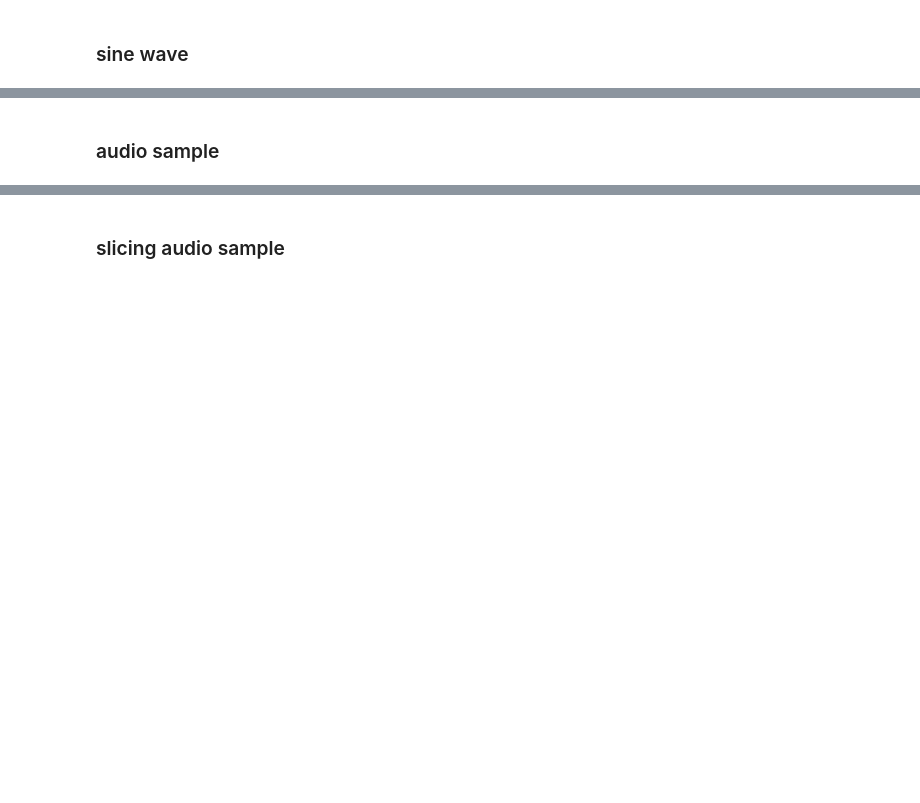
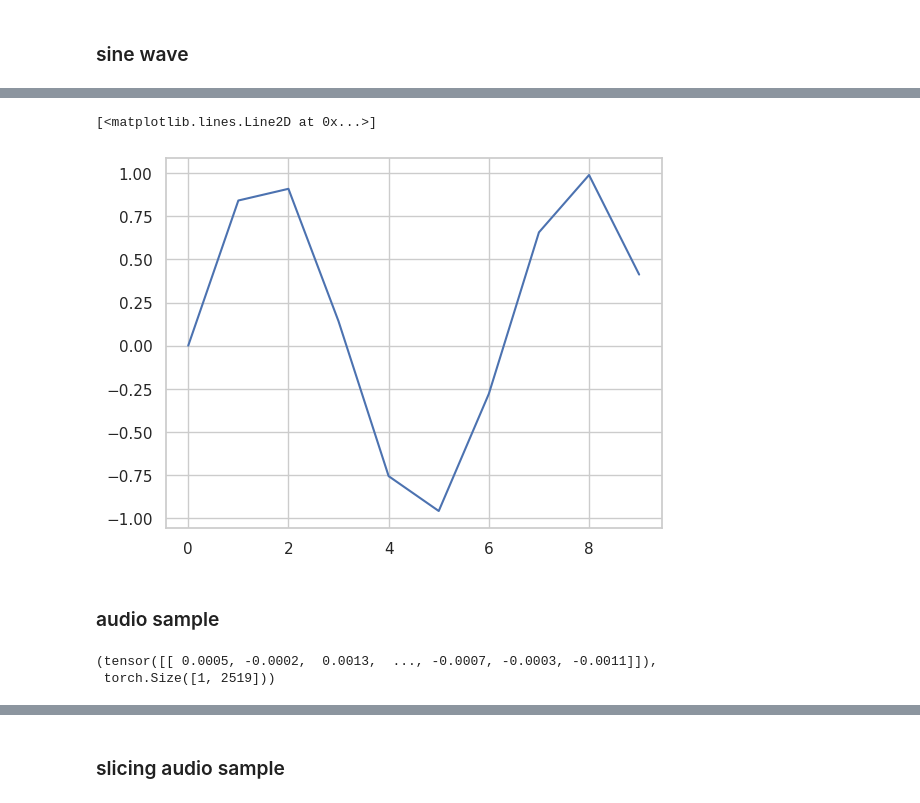
Before and after one commit to dbstj1231/2023_AI_Academy_ASR, a Jupyter notebook: 1_audio_file_handling.ipynb, the cells around one changed output, grey strips where cells are left out. Saved outputs shown, nothing was run; the diff lists cells and outputs as text; code cells hidden in the pictures; blank space fills up the shorter version.

```diff
--- a/1_audio_file_handling.ipynb
+++ b/1_audio_file_handling.ipynb
@@ -129,0 +244,4 @@ python의 `Slicing`을 통해 특정구간을 확대하여 확인 가능
+# %%
+# sin wave
+data = list(torch.sin(torch.tensor(range(10))))
+data
@@ -130,8 +259,16 @@ python의 `Slicing`을 통해 특정구간을 확대하여 확인 가능
 # %%
 # plot
+plt.plot(data)
+# %% [output]
+[<matplotlib.lines.Line2D at 0x...>]
+[figure, added]
 # %% [markdown]
 ### audio sample
 # %%
 # audio tensor
+y, y.shape
+# %% [output]
+(tensor([[ 0.0005, -0.0002,  0.0013,  ..., -0.0007, -0.0003, -0.0011]]),
+ torch.Size([1, 2519]))
 # %%
 # plot
```
Also changed, not shown: parts of 72 cells of this notebook, 2 other files.
